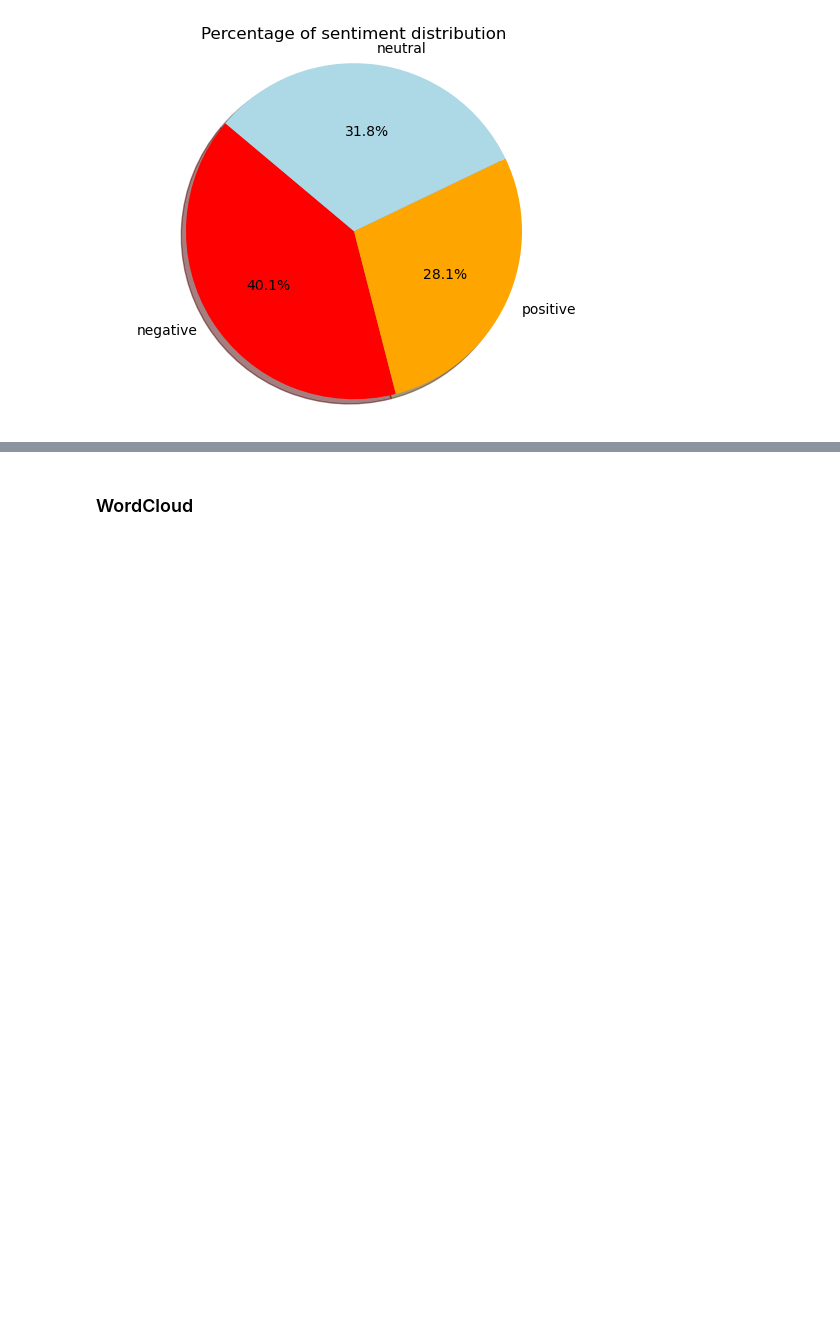
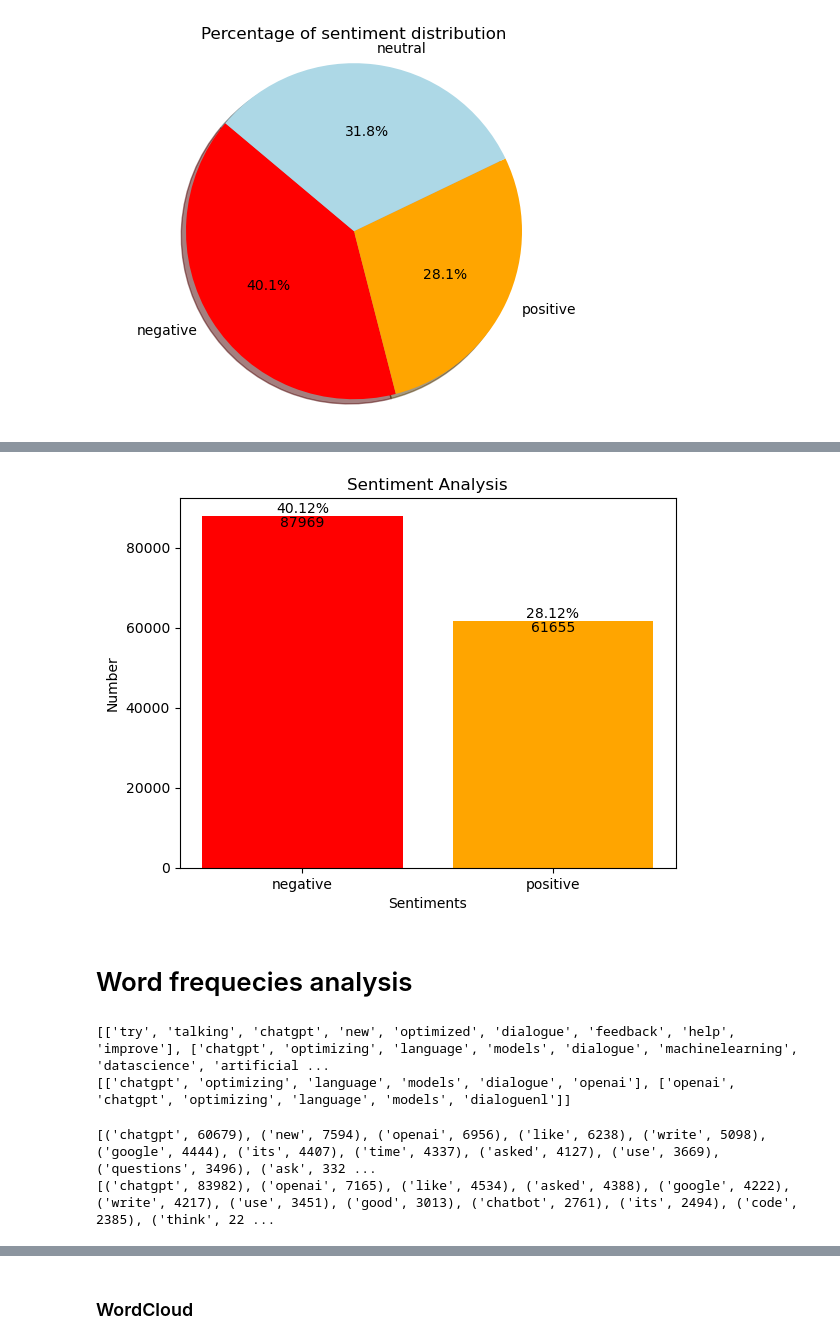
Before and after one commit to Ajkunas/computational-social-media, a Jupyter notebook: analysis_and_visualization.ipynb, the cells around one changed output, grey strips where cells are left out. Cells and saved outputs as stored; diff of their text form; code cells hidden in the pictures; blank space fills up the shorter version.

```diff
--- a/analysis_and_visualization.ipynb
+++ b/analysis_and_visualization.ipynb
@@ -94,0 +108,22 @@ plt.show()
+# %%
+# histogram
+import matplotlib.pyplot as plt
+
+labels = ['negative', 'positive']
+sizes = [len(negatives), len(positives)]
+colors = ['red', 'orange']
+
+plt.bar(labels, sizes, color=colors)
+#add the percentage of each sentiment in the bars
+for i in range(len(sizes)):
+    plt.text(i, sizes[i], str(round((sizes[i]/len(sentiments))*100, 2)) + '%', ha='center', va='bottom')
+    plt.text(i, sizes[i], str(sizes[i]), ha='center', va='top')
+
+plt.xlabel('Sentiments')
+plt.ylabel('Number')
+plt.title('Sentiment Analysis')
+plt.show()
+# %% [output]
+[figure, added]
+# %% [markdown]
+# Word frequecies analysis
@@ -94,0 +135,31 @@ plt.show()
+# %%
+# Create a list of lists containing lowercase words for each tweet
+words_in_tweet_positiv = [tweet.lower().split() for tweet in positiv.tweets]
+words_in_tweet_negativ = [tweet.lower().split() for tweet in negativ.tweets]
+
+print(words_in_tweet_positiv[:2])
+print(words_in_tweet_negativ[:2])
+# %% [output]
+[['try', 'talking', 'chatgpt', 'new', 'optimized', 'dialogue', 'feedback', 'help', 'improve'], ['chatgpt', 'optimizing', 'language', 'models', 'dialogue', 'machinelearning', 'datascience', 'artificial ...
+[['chatgpt', 'optimizing', 'language', 'models', 'dialogue', 'openai'], ['openai', 'chatgpt', 'optimizing', 'language', 'models', 'dialoguenl']]
+# %%
+import os
+import pandas as pd
+import matplotlib.pyplot as plt
+import seaborn as sns
+import itertools
+import collections
+
+# List of all words across tweets
+pos_all_words = list(itertools.chain(*words_in_tweet_positiv))
+neg_all_words = list(itertools.chain(*words_in_tweet_negativ))
+
+# Create counter
+pos_counts = collections.Counter(pos_all_words)
+neg_counts = collections.Counter(neg_all_words)
+
+print(pos_counts.most_common(20))
+print(neg_counts.most_common(20))
+# %% [output]
+[('chatgpt', 60679), ('new', 7594), ('openai', 6956), ('like', 6238), ('write', 5098), ('google', 4444), ('its', 4407), ('time', 4337), ('asked', 4127), ('use', 3669), ('questions', 3496), ('ask', 332 ...
+[('chatgpt', 83982), ('openai', 7165), ('like', 4534), ('asked', 4388), ('google', 4222), ('write', 4217), ('use', 3451), ('good', 3013), ('chatbot', 2761), ('its', 2494), ('code', 2385), ('think', 22 ...
```
Also changed, not shown: parts of 19 cells of this notebook.
